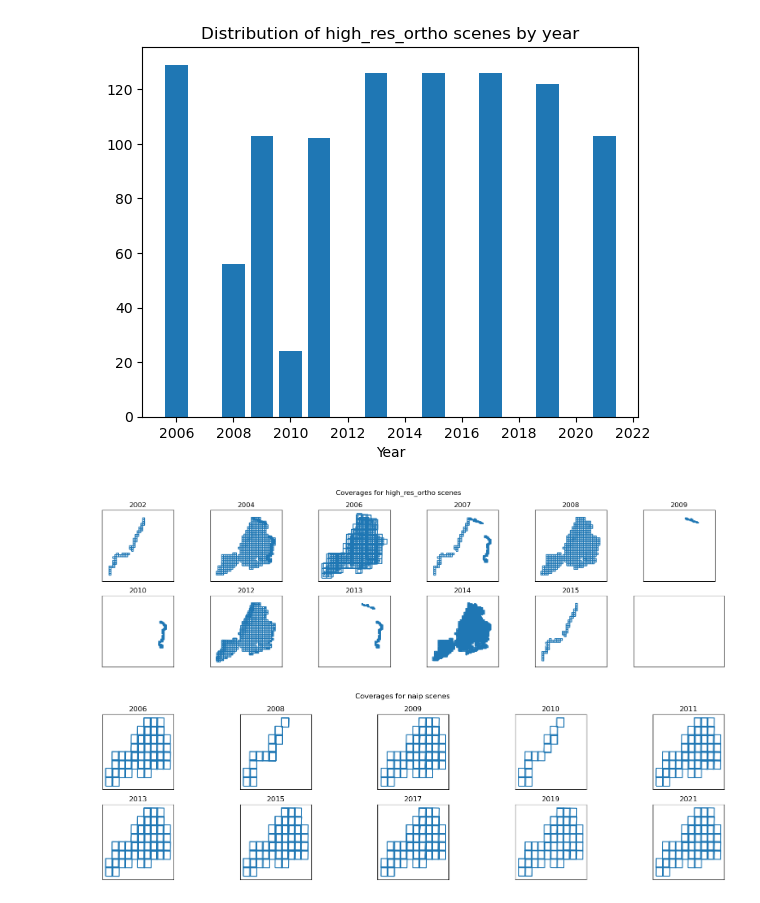
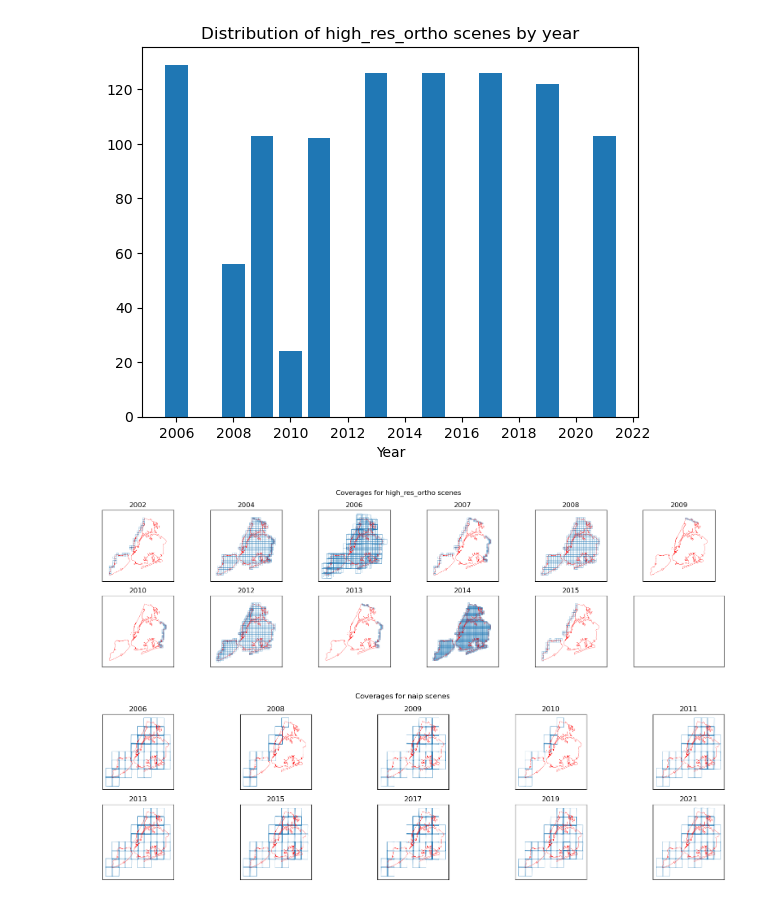
Before and after one commit to VIDA-NYU/GDPFinder, a Jupyter notebook: notebooks/scenes_exploration.ipynb, the cells around one changed output. Saved outputs shown, nothing was run; the diff lists cells and outputs as text; code cells hidden in the pictures.

Commit message:
overlay ny plot

```diff
--- a/notebooks/scenes_exploration.ipynb
+++ b/notebooks/scenes_exploration.ipynb
@@ -9,6 +9,9 @@ df["start_date"] = pd.to_datetime(df["start_date"])
 df["end_date"] = pd.to_datetime(df["end_date"])
 df_high_res = df[df["dataset_name"] == "high_res_ortho"]
 df_naip = df[df["dataset_name"] == "naip"]
+
+df_ny = gpd.read_file("../data/CityBoundaries.shp")
+df_ny = df_ny[df_ny.NAME == "New York"].to_crs("EPSG:4326")
 # %%
 plt.bar(
     df_high_res.start_date.dt.year.value_counts().index,
@@ -32,27 +35,27 @@ plt.show()
 # %%
 unique_years = df_high_res.start_date.dt.year.unique()
 unique_years.sort()
 fig, axs = plt.subplots(nrows = 2, ncols =  (len(unique_years)  + 1 )//2 , figsize = (20, 5), sharex = True, sharey = True)
 axs = axs.flatten()
 for i, year in enumerate(unique_years):
-
-    df_high_res[(df_high_res["start_date"].dt.year == year)].boundary.plot(ax = axs[i])
+    df_high_res[(df_high_res["start_date"].dt.year == year)].boundary.plot(ax = axs[i], linewidth = 0.3)
+    df_ny.boundary.plot(color = "r", ax = axs[i], linewidth = 0.3)
     axs[i].set_title(f"{year}")
     axs[i].set_xticks([])
     axs[i].set_yticks([])
 
 plt.suptitle("Coverages for high_res_ortho scenes")
 plt.show()
 # %% [output]
-[figure, old version]
+[figure, new version]
 # %%
 unique_years = df_naip.start_date.dt.year.unique()
 unique_years.sort()
 fig, axs = plt.subplots(nrows = 2, ncols = (len(unique_years)  + 1 )//2 , figsize = (20, 5), sharex = True, sharey = True)
 axs = axs.flatten()
 for i, year in enumerate(unique_years):
-
-    df_naip[(df_naip["start_date"].dt.year == year)].boundary.plot(ax = axs[i])
+    df_naip[(df_naip["start_date"].dt.year == year)].boundary.plot(ax = axs[i], linewidth = 0.3)
+    df_ny.boundary.plot(color = "r", ax = axs[i], linewidth = 0.3)
     axs[i].set_title(f"{year}")
     axs[i].set_xticks([])
     axs[i].set_yticks([])
@@ -60,4 +63,4 @@ for i, year in enumerate(unique_years):
 plt.suptitle("Coverages for naip scenes")
 plt.show()
 # %% [output]
-[figure, old version]
+[figure, new version]
```
